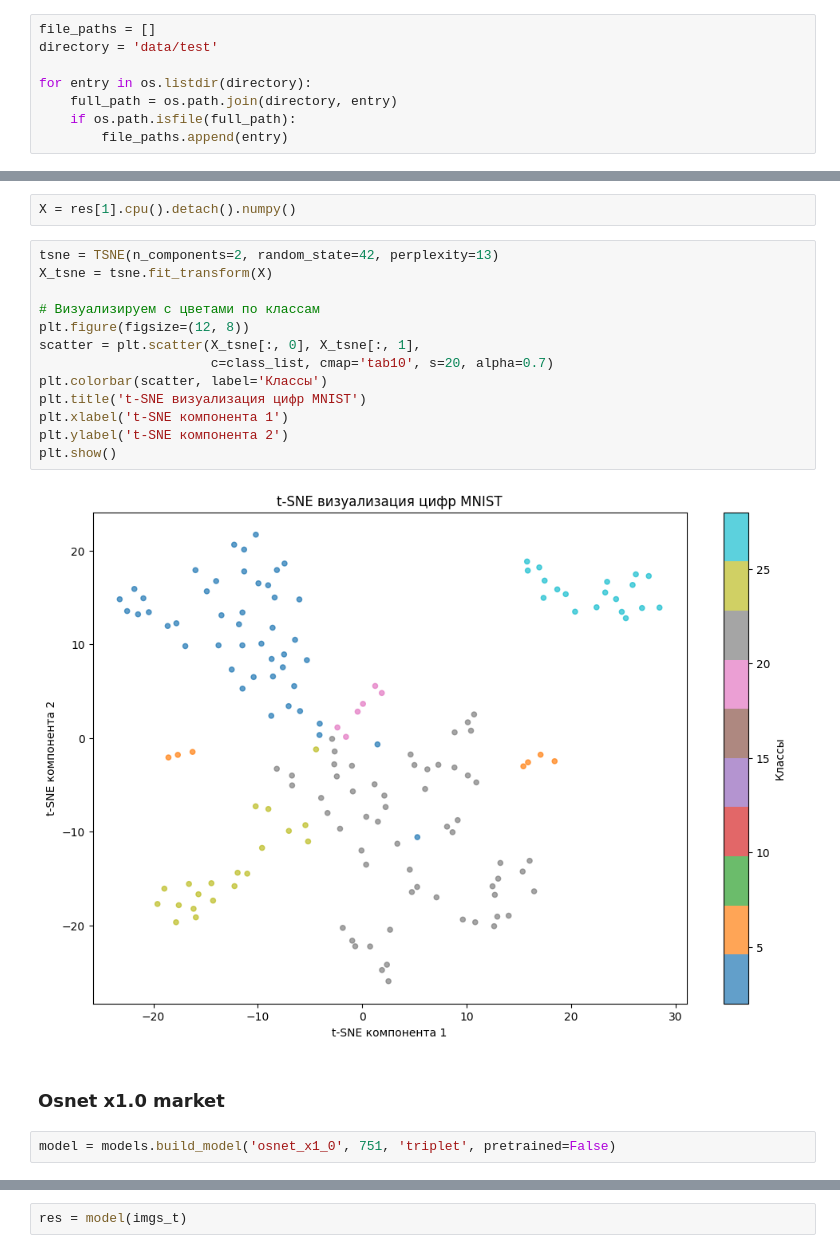
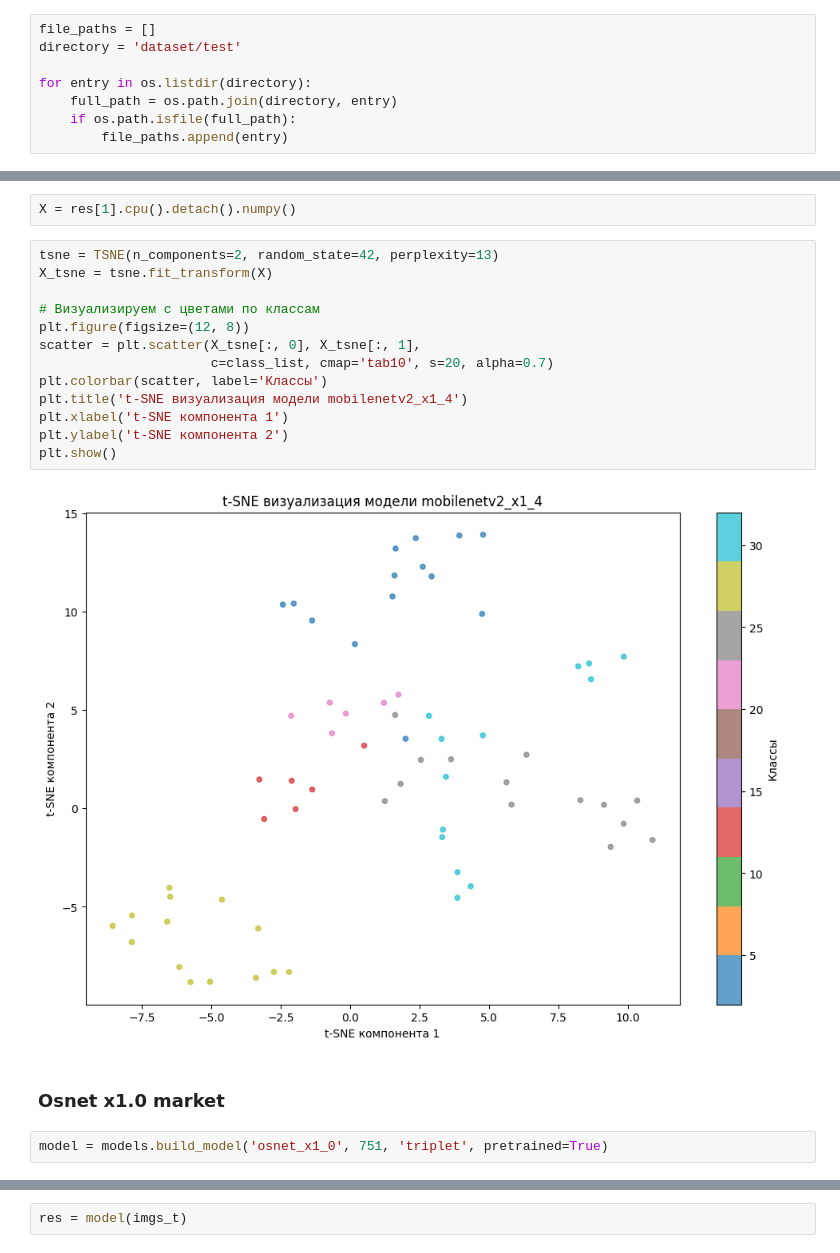
Before and after one commit to Impohimoza/Person-embedding-by-cloth, a Jupyter notebook: Person Embedding Test.ipynb, the cells around one changed output, grey strips where cells are left out. Drawn from its saved outputs; the diff is of its cells as text.

Commit message:
make load pre-train models

```diff
--- a/Person Embedding Test.ipynb
+++ b/Person Embedding Test.ipynb
@@ -10,7 +10,7 @@ import torchvision.transforms.functional as F
 from PIL import Image
 # %%
 file_paths = []
-directory = 'data/test'
+directory = 'dataset/test'
 
 for entry in os.listdir(directory):
     full_path = os.path.join(directory, entry)
@@ -80,19 +84,19 @@ X = res[1].cpu().detach().numpy()
 # %%
 tsne = TSNE(n_components=2, random_state=42, perplexity=13)
 X_tsne = tsne.fit_transform(X)
 
 # Визуализируем с цветами по классам
 plt.figure(figsize=(12, 8))
 scatter = plt.scatter(X_tsne[:, 0], X_tsne[:, 1],
                       c=class_list, cmap='tab10', s=20, alpha=0.7)
 plt.colorbar(scatter, label='Классы')
-plt.title('t-SNE визуализация цифр MNIST')
+plt.title('t-SNE визуализация модели mobilenetv2_x1_4')
 plt.xlabel('t-SNE компонента 1')
 plt.ylabel('t-SNE компонента 2')
 plt.show()
 # %% [output]
-[figure, old version]
+[figure, new version]
 # %% [markdown]
 ### Osnet x1.0 market
 # %%
-model = models.build_model('osnet_x1_0', 751, 'triplet', pretrained=False)
+model = models.build_model('osnet_x1_0', 751, 'triplet', pretrained=True)
```
Also changed, not shown: parts of 40 cells of this notebook, 4 other files.
